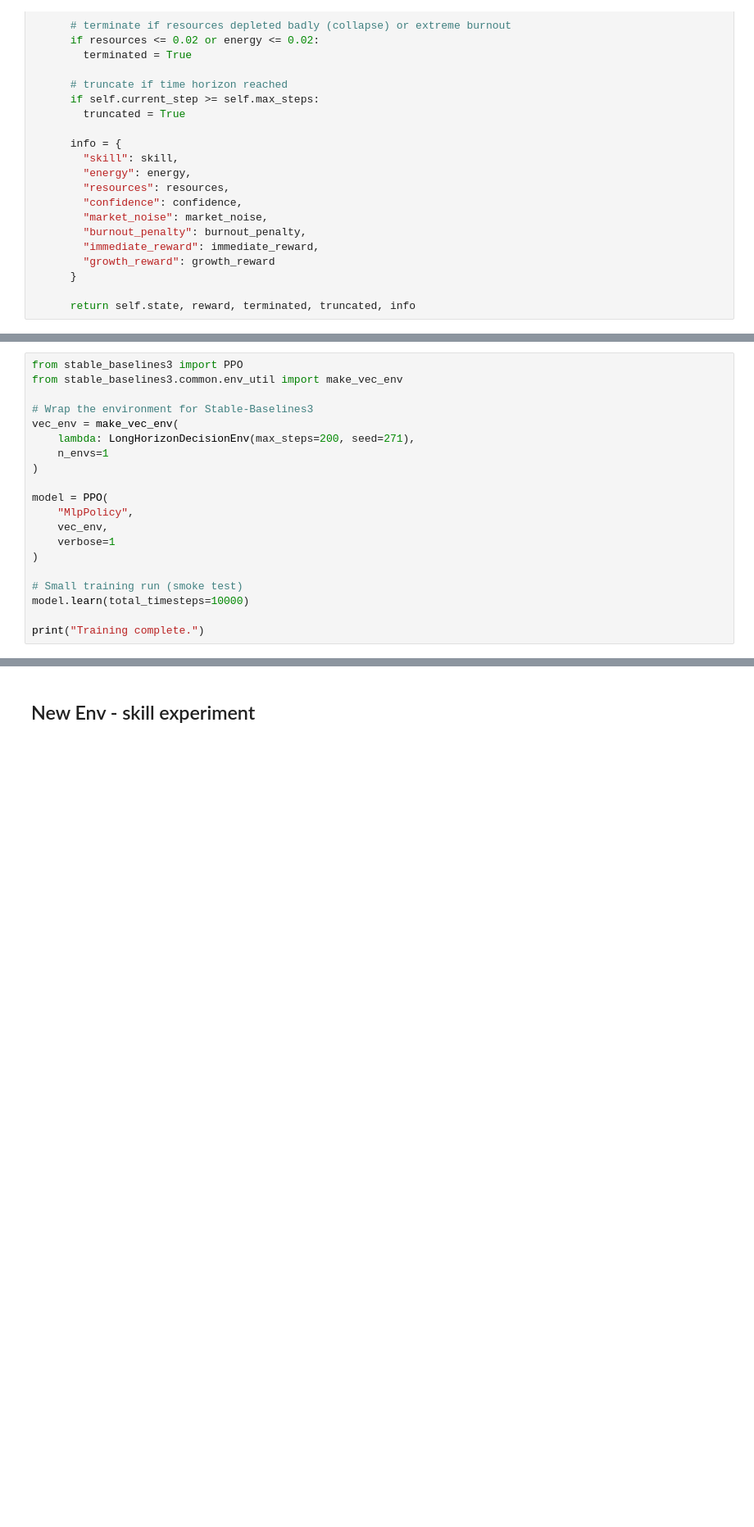
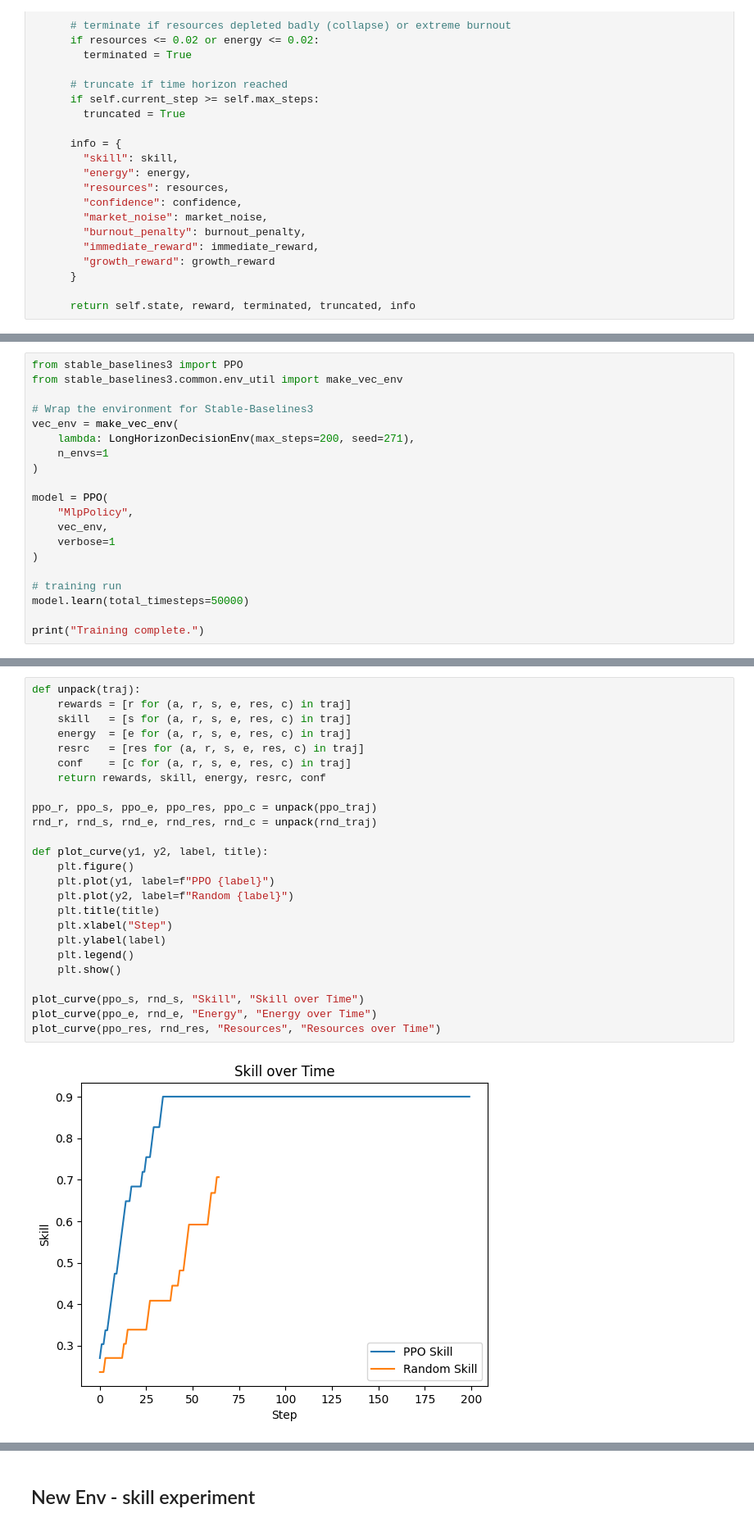
Before and after one commit to HarshithaGM01/customRLEnv, a Jupyter notebook: CustomRLEnv.ipynb, the cells around one changed output, grey strips where cells are left out. Shown at 82% size. Cells and saved outputs as stored; diff of their text form; blank space fills up the shorter version.

Commit message:
multiplier with new plots

```diff
--- a/CustomRLEnv.ipynb
+++ b/CustomRLEnv.ipynb
@@ -271,8 +271,8 @@ model = PPO(
     verbose=1
 )
 
-# Small training run (smoke test)
-model.learn(total_timesteps=10000)
+# training run
+model.learn(total_timesteps=50000)
 
 print("Training complete.")
 # %% [output]
@@ -409,0 +401,27 @@ plt.show()
+# %%
+def unpack(traj):
+    rewards = [r for (a, r, s, e, res, c) in traj]
+    skill   = [s for (a, r, s, e, res, c) in traj]
+    energy  = [e for (a, r, s, e, res, c) in traj]
+    resrc   = [res for (a, r, s, e, res, c) in traj]
+    conf    = [c for (a, r, s, e, res, c) in traj]
+    return rewards, skill, energy, resrc, conf
+
+ppo_r, ppo_s, ppo_e, ppo_res, ppo_c = unpack(ppo_traj)
+rnd_r, rnd_s, rnd_e, rnd_res, rnd_c = unpack(rnd_traj)
+
+def plot_curve(y1, y2, label, title):
+    plt.figure()
+    plt.plot(y1, label=f"PPO {label}")
+    plt.plot(y2, label=f"Random {label}")
+    plt.title(title)
+    plt.xlabel("Step")
+    plt.ylabel(label)
+    plt.legend()
+    plt.show()
+
+plot_curve(ppo_s, rnd_s, "Skill", "Skill over Time")
+plot_curve(ppo_e, rnd_e, "Energy", "Energy over Time")
+plot_curve(ppo_res, rnd_res, "Resources", "Resources over Time")
+# %% [output]
+[figure, added]
```
Also changed, not shown: parts of 28 cells of this notebook.
